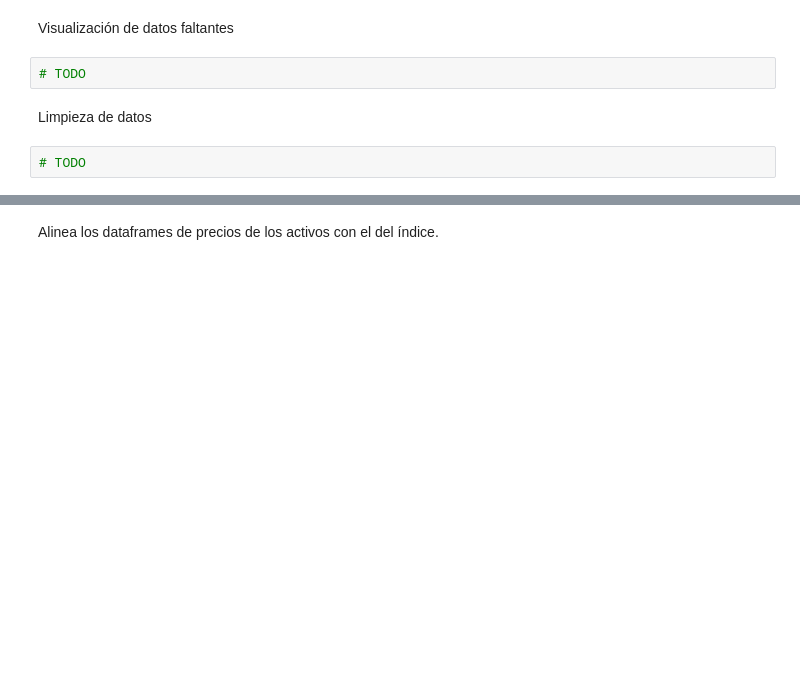
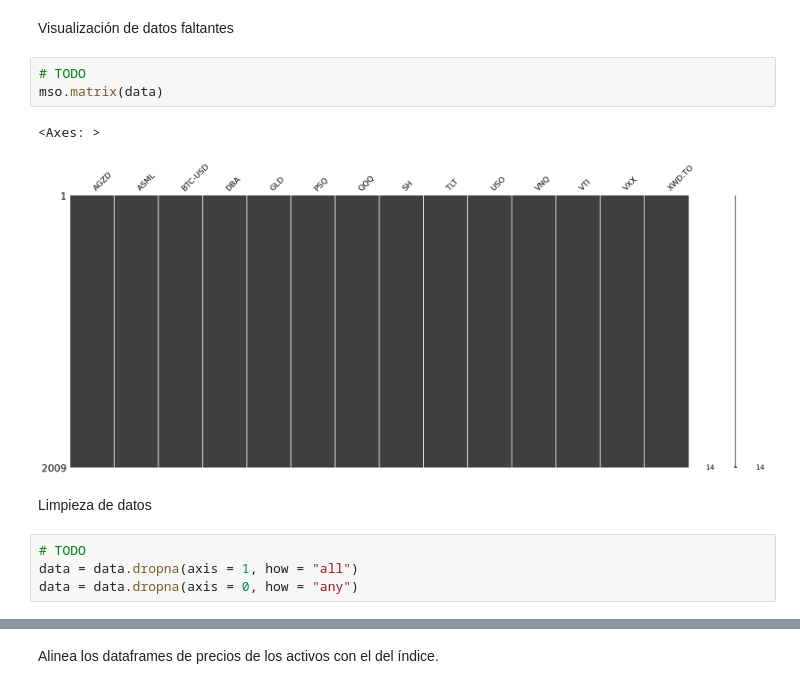
Before and after one commit to alfonso-santos/microcredencial-carteras-python, a Jupyter notebook: Tema_5_APT/src/Prueba_Nivel.ipynb, the cells around one changed output, grey strips where cells are left out. Cells and saved outputs as stored; diff of their text form; blank space fills up the shorter version.

```diff
--- a/Tema_5_APT/src/Prueba_Nivel.ipynb
+++ b/Tema_5_APT/src/Prueba_Nivel.ipynb
@@ -43,9 +50,15 @@ Visualización rápida de los precios.
 Visualización de datos faltantes
 # %%
 # TODO
+mso.matrix(data)
+# %% [output]
+<Axes: >
+[figure, added]
 # %% [markdown]
 Limpieza de datos
 # %%
 # TODO
+data = data.dropna(axis = 1, how = "all")
+data = data.dropna(axis = 0, how = "any")
 # %%
 mso.matrix(data)
```
Also changed, not shown: parts of 31 cells of this notebook.
